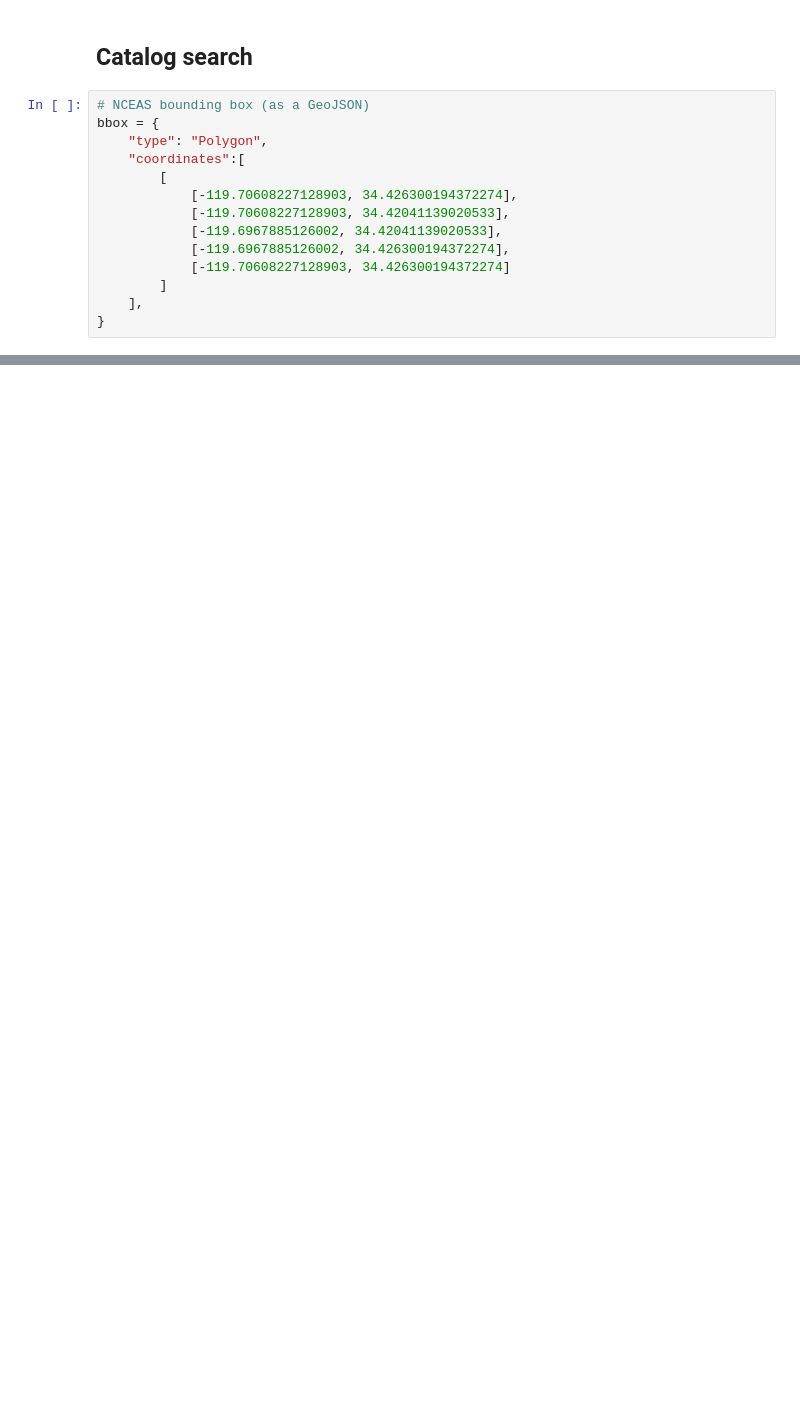
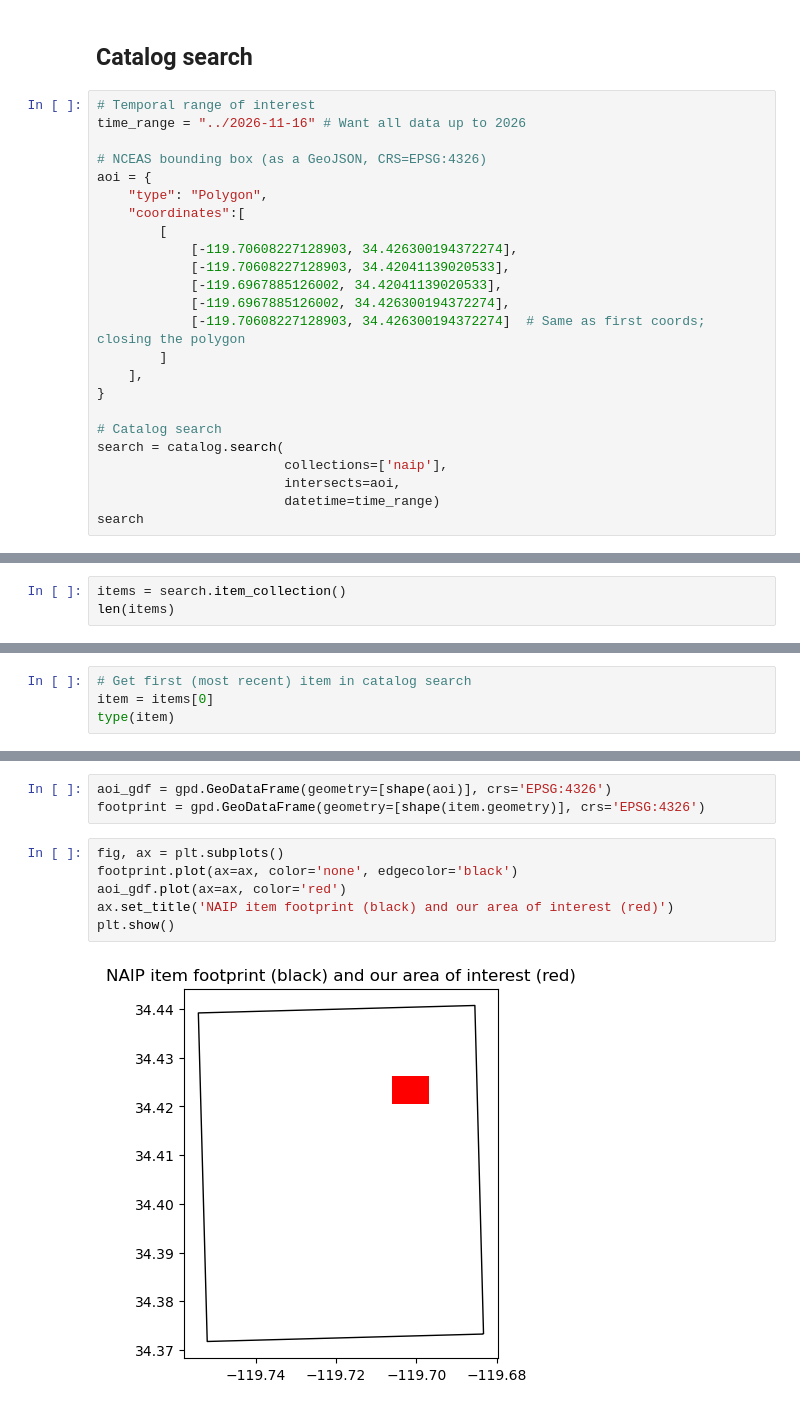
Before and after one commit to sarah-busby/eds220-in-class, a Jupyter notebook: week-8-STAC-STUDENTS.ipynb, the cells around one changed output, grey strips where cells are left out. Cells and saved outputs as stored; diff of their text form; blank space fills up the shorter version.

```diff
--- a/week-8-STAC-STUDENTS.ipynb
+++ b/week-8-STAC-STUDENTS.ipynb
@@ -26,8 +64,11 @@ The `modifier` parameter is needed to access the data in the MPC catalog.
 # %% [markdown]
 ## Catalog search
 # %%
-# NCEAS bounding box (as a GeoJSON)
-bbox = {
+# Temporal range of interest
+time_range = "../2026-11-16" # Want all data up to 2026
+
+# NCEAS bounding box (as a GeoJSON, CRS=EPSG:4326)
+aoi = {
     "type": "Polygon",
     "coordinates":[
         [
@@ -35,7 +76,14 @@ bbox = {
             [-119.70608227128903, 34.42041139020533],
             [-119.6967885126002, 34.42041139020533],
             [-119.6967885126002, 34.426300194372274],
-            [-119.70608227128903, 34.426300194372274]
+            [-119.70608227128903, 34.426300194372274]  # Same as first coords; closing the polygon
         ]
     ],
 }
+
+# Catalog search
+search = catalog.search(
+                        collections=['naip'],
+                        intersects=aoi,
+                        datetime=time_range)
+search
@@ -41,0 +92,3 @@ bbox = {
+# %%
+items = search.item_collection()
+len(items)
@@ -41,0 +113,4 @@ bbox = {
+# %%
+# Get first (most recent) item in catalog search
+item = items[0]
+type(item)
@@ -41,0 +143,11 @@ bbox = {
+# %%
+aoi_gdf = gpd.GeoDataFrame(geometry=[shape(aoi)], crs='EPSG:4326')
+footprint = gpd.GeoDataFrame(geometry=[shape(item.geometry)], crs='EPSG:4326')
+# %%
+fig, ax = plt.subplots()
+footprint.plot(ax=ax, color='none', edgecolor='black')
+aoi_gdf.plot(ax=ax, color='red')
+ax.set_title('NAIP item footprint (black) and our area of interest (red)')
+plt.show()
+# %% [output]
+[figure, added]
```
Also changed, not shown: parts of 20 cells of this notebook.
